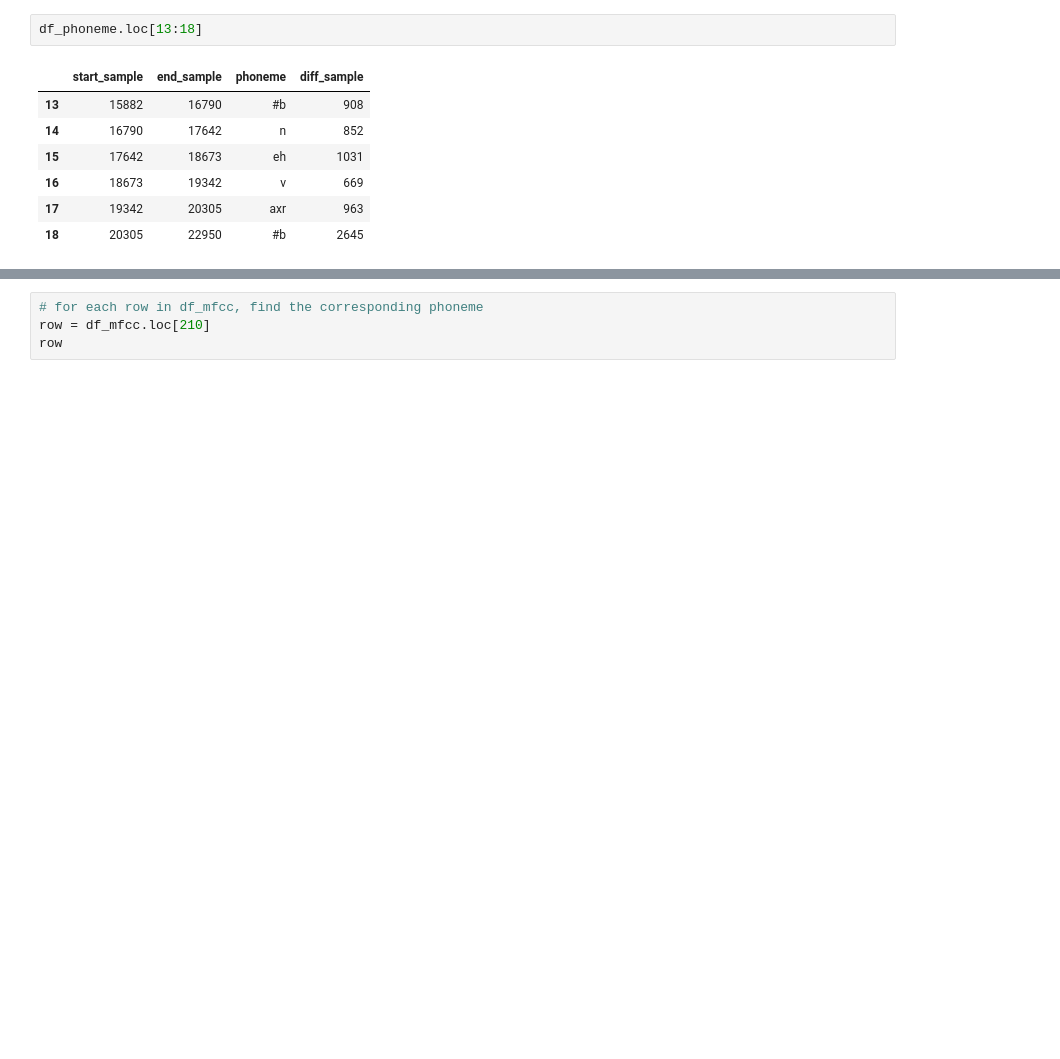
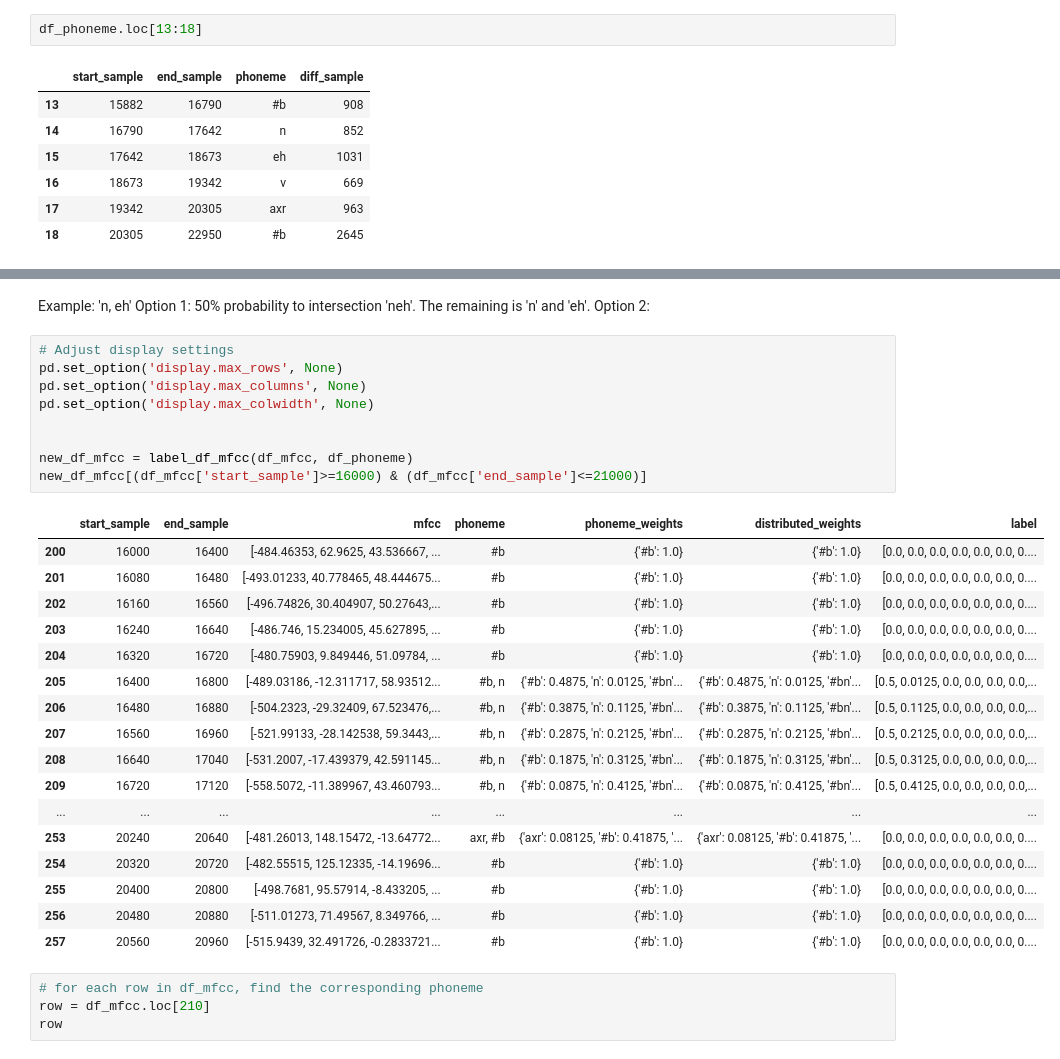
Before and after one commit to jiayan-li/keyword-spotting, a Jupyter notebook: data_exploration.ipynb, the cells around one changed output, grey strips where cells are left out. Cells and saved outputs as stored; diff of their text form; blank space fills up the shorter version.

Commit message:
labels for data

```diff
--- a/data_exploration.ipynb
+++ b/data_exploration.ipynb
@@ -339,3 +341,34 @@ df_mfcc[(df_mfcc['start_sample']>=16000) & (df_mfcc['end_sample']<=23000)]
+# %% [markdown]
+Example: 'n, eh'
+Option 1: 50% probability to intersection 'neh'. The remaining is 'n' and 'eh'.
+Option 2:
+# %%
+# Adjust display settings
+pd.set_option('display.max_rows', None)
+pd.set_option('display.max_columns', None)
+pd.set_option('display.max_colwidth', None)
+
+
+new_df_mfcc = label_df_mfcc(df_mfcc, df_phoneme)
+new_df_mfcc[(df_mfcc['start_sample']>=16000) & (df_mfcc['end_sample']<=21000)]
+# %% [output]
+|  | start_sample | end_sample | mfcc | phoneme | phoneme_weights | distributed_weights | label |
+| 200 | 16000 | 16400 | [-484.46353, 62.9625, 43.536667, ... | #b | {'#b': 1.0} | {'#b': 1.0} | [0.0, 0.0, 0.0, 0.0, 0.0, 0.0, 0.... |
+| 201 | 16080 | 16480 | [-493.01233, 40.778465, 48.444675... | #b | {'#b': 1.0} | {'#b': 1.0} | [0.0, 0.0, 0.0, 0.0, 0.0, 0.0, 0.... |
+| 202 | 16160 | 16560 | [-496.74826, 30.404907, 50.27643,... | #b | {'#b': 1.0} | {'#b': 1.0} | [0.0, 0.0, 0.0, 0.0, 0.0, 0.0, 0.... |
+| 203 | 16240 | 16640 | [-486.746, 15.234005, 45.627895, ... | #b | {'#b': 1.0} | {'#b': 1.0} | [0.0, 0.0, 0.0, 0.0, 0.0, 0.0, 0.... |
+| 204 | 16320 | 16720 | [-480.75903, 9.849446, 51.09784, ... | #b | {'#b': 1.0} | {'#b': 1.0} | [0.0, 0.0, 0.0, 0.0, 0.0, 0.0, 0.... |
+| 205 | 16400 | 16800 | [-489.03186, -12.311717, 58.93512... | #b, n | {'#b': 0.4875, 'n': 0.0125, '#bn'... | {'#b': 0.4875, 'n': 0.0125, '#bn'... | [0.5, 0.0125, 0.0, 0.0, 0.0, 0.0,... |
+| 206 | 16480 | 16880 | [-504.2323, -29.32409, 67.523476,... | #b, n | {'#b': 0.3875, 'n': 0.1125, '#bn'... | {'#b': 0.3875, 'n': 0.1125, '#bn'... | [0.5, 0.1125, 0.0, 0.0, 0.0, 0.0,... |
+| 207 | 16560 | 16960 | [-521.99133, -28.142538, 59.3443,... | #b, n | {'#b': 0.2875, 'n': 0.2125, '#bn'... | {'#b': 0.2875, 'n': 0.2125, '#bn'... | [0.5, 0.2125, 0.0, 0.0, 0.0, 0.0,... |
+| 208 | 16640 | 17040 | [-531.2007, -17.439379, 42.591145... | #b, n | {'#b': 0.1875, 'n': 0.3125, '#bn'... | {'#b': 0.1875, 'n': 0.3125, '#bn'... | [0.5, 0.3125, 0.0, 0.0, 0.0, 0.0,... |
+| 209 | 16720 | 17120 | [-558.5072, -11.389967, 43.460793... | #b, n | {'#b': 0.0875, 'n': 0.4125, '#bn'... | {'#b': 0.0875, 'n': 0.4125, '#bn'... | [0.5, 0.4125, 0.0, 0.0, 0.0, 0.0,... |
+| ... | ... | ... | ... | ... | ... | ... | ... |
+| 253 | 20240 | 20640 | [-481.26013, 148.15472, -13.64772... | axr, #b | {'axr': 0.08125, '#b': 0.41875, '... | {'axr': 0.08125, '#b': 0.41875, '... | [0.0, 0.0, 0.0, 0.0, 0.0, 0.0, 0.... |
+| 254 | 20320 | 20720 | [-482.55515, 125.12335, -14.19696... | #b | {'#b': 1.0} | {'#b': 1.0} | [0.0, 0.0, 0.0, 0.0, 0.0, 0.0, 0.... |
+| 255 | 20400 | 20800 | [-498.7681, 95.57914, -8.433205, ... | #b | {'#b': 1.0} | {'#b': 1.0} | [0.0, 0.0, 0.0, 0.0, 0.0, 0.0, 0.... |
+| 256 | 20480 | 20880 | [-511.01273, 71.49567, 8.349766, ... | #b | {'#b': 1.0} | {'#b': 1.0} | [0.0, 0.0, 0.0, 0.0, 0.0, 0.0, 0.... |
+| 257 | 20560 | 20960 | [-515.9439, 32.491726, -0.2833721... | #b | {'#b': 1.0} | {'#b': 1.0} | [0.0, 0.0, 0.0, 0.0, 0.0, 0.0, 0.... |
 # %%
 # for each row in df_mfcc, find the corresponding phoneme
 row = df_mfcc.loc[210]
```
Also changed, not shown: parts of 8 cells of this notebook, 2 other files.
